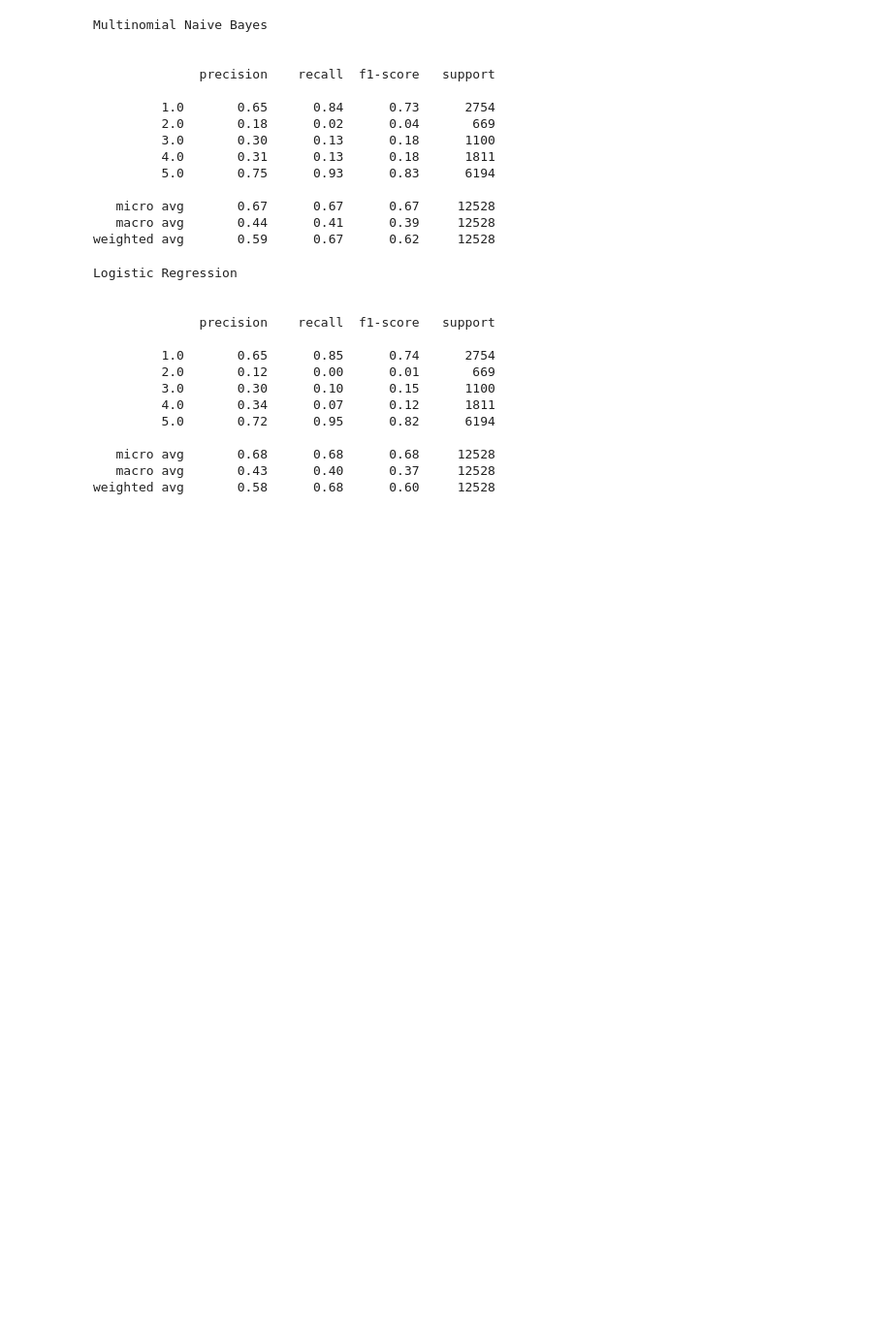
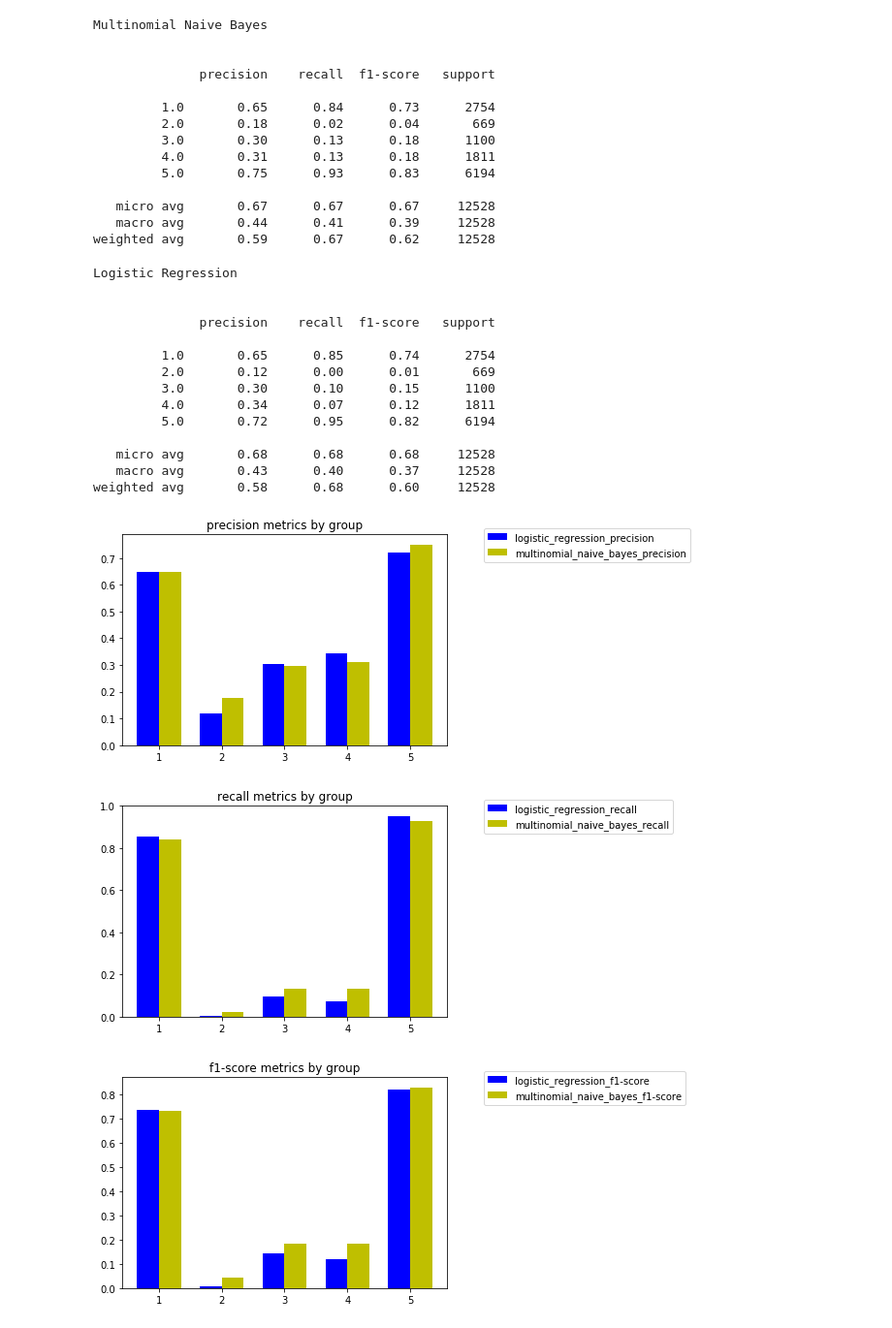
Before and after one commit to ViniciusBernardo/olist-orders-review-sentiment-analysis, a Jupyter notebook: olist_order_reviews.ipynb, the cells around one changed output. Shown: that part at 97% size. Saved outputs shown, nothing was run; the diff lists cells and outputs as text; code cells hidden in the pictures; blank space fills up the shorter version.

```diff
--- a/olist_order_reviews.ipynb
+++ b/olist_order_reviews.ipynb
@@ -354,6 +408,7 @@ y_pred = mnnb.predict(X_test)
 
 print("Multinomial Naive Bayes\n\n")
 
+multinomial_naive_bayes_report = classification_report(y_test, y_pred, output_dict=True)
 print(classification_report(y_test, y_pred))
 # %% [output]
 Multinomial Naive Bayes
@@ -382,6 +437,7 @@ lr.fit(X_train, y_train)
 
 y_pred = lr.predict(X_test)
 
+logistic_regression_report = classification_report(y_test, y_pred, output_dict=True)
 print(classification_report(y_test, y_pred))
 # %% [output]
 Logistic Regression
@@ -398,3 +454,16 @@ Logistic Regression
    micro avg       0.68      0.68      0.68     12528
    macro avg       0.43      0.40      0.37     12528
 weighted avg       0.58      0.68      0.60     12528
+# %%
+reports = capture_reports(logistic_regression_report, multinomial_naive_bayes_report, 'precision')
+plot_metrics(reports[0], reports[1], 'precision')
+
+reports = capture_reports(logistic_regression_report, multinomial_naive_bayes_report, 'recall')
+plot_metrics(reports[0], reports[1], 'recall')
+
+reports = capture_reports(logistic_regression_report, multinomial_naive_bayes_report, 'f1-score')
+plot_metrics(reports[0], reports[1], 'f1-score')
+# %% [output]
+[figure, added]
+[figure, added]
+[figure, added]
```
Also changed, not shown: parts of 4 cells of this notebook.
